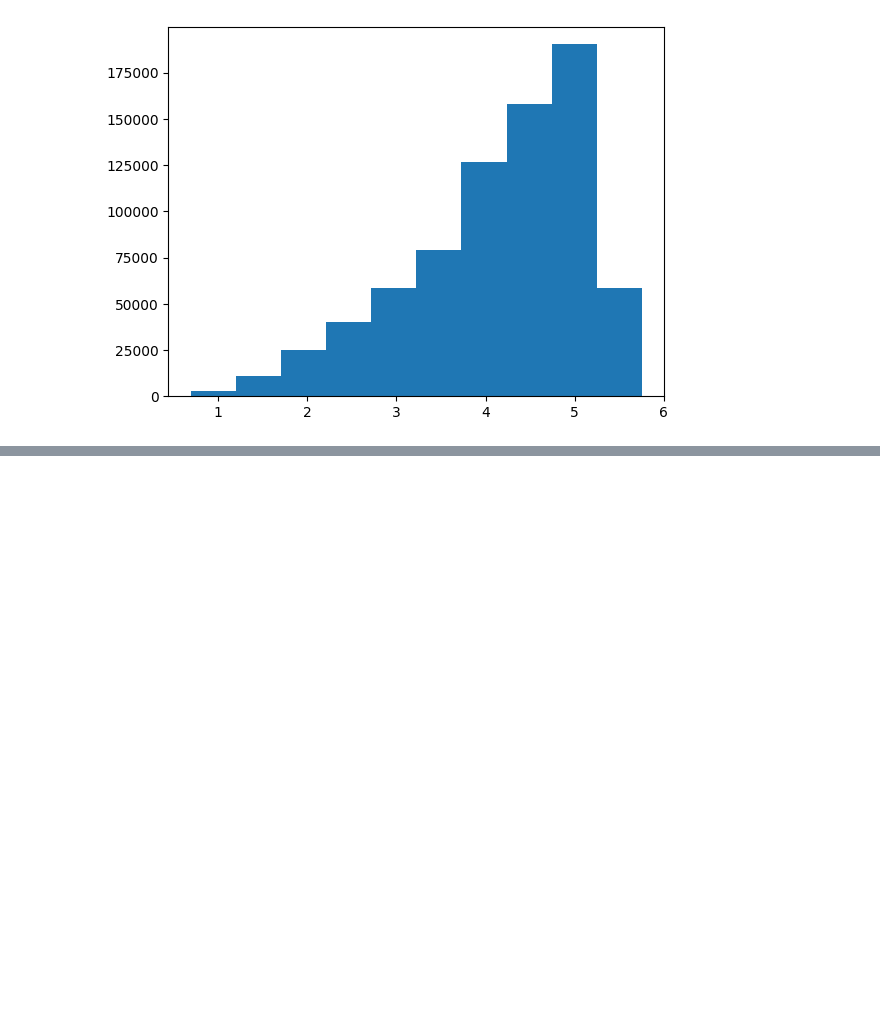
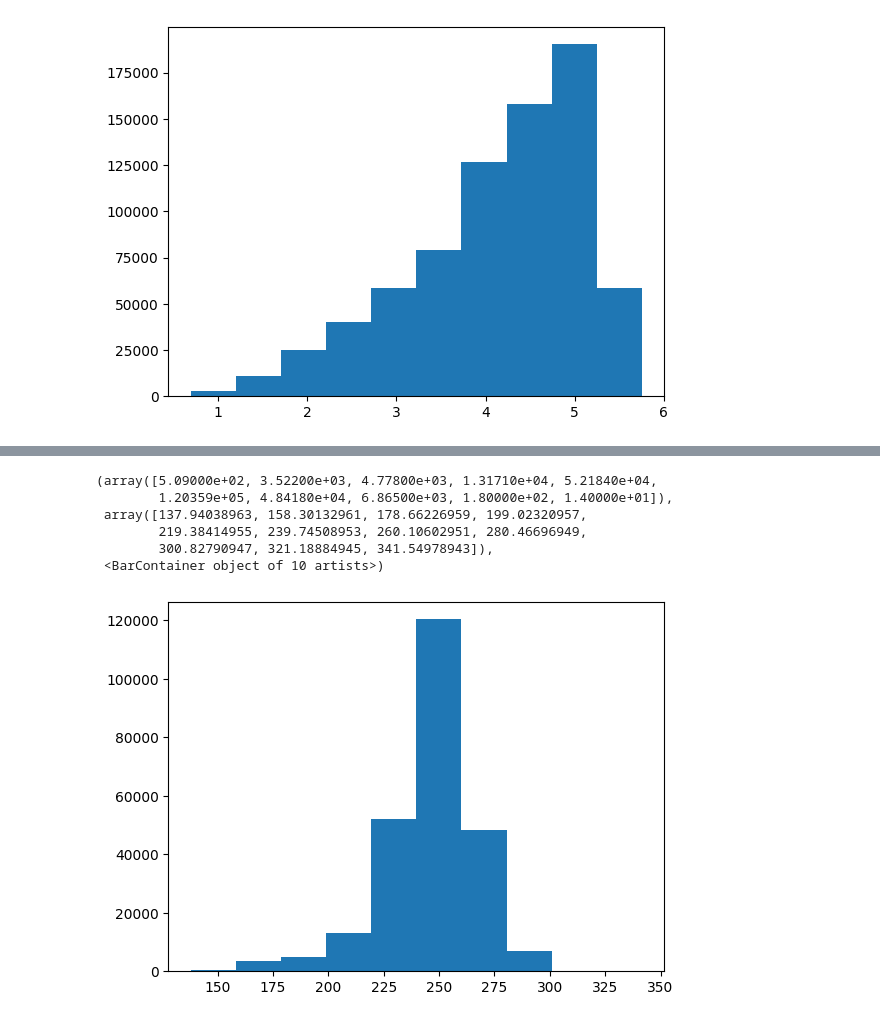
Before and after one commit to Mrutyunjay01/tabular-playground-series-kaggle, a Jupyter notebook: may-25/notebooks/baseline.ipynb, the cells around one changed output, grey strips where cells are left out. Drawn from its saved outputs; the diff is of its cells as text; code cells hidden in the pictures; blank space fills up the shorter version.

```diff
--- a/may-25/notebooks/baseline.ipynb
+++ b/may-25/notebooks/baseline.ipynb
@@ -172,3 +191,13 @@ root_mean_squared_log_error(y_true=y, y_pred=oof_predictions)
+# %%
+plt.hist(y_test)
+# %% [output]
+(array([5.09000e+02, 3.52200e+03, 4.77800e+03, 1.31710e+04, 5.21840e+04,
+        1.20359e+05, 4.84180e+04, 6.86500e+03, 1.80000e+02, 1.40000e+01]),
+ array([137.94038963, 158.30132961, 178.66226959, 199.02320957,
+        219.38414955, 239.74508953, 260.10602951, 280.46696949,
+        300.82790947, 321.18884945, 341.54978943]),
+ <BarContainer object of 10 artists>)
+[figure, added]
 # %%
 ss_df = ss_df.with_columns(
     pl.Series(y_test).alias("Calories")
```
Also changed, not shown: parts of 6 cells of this notebook, 1 other file.
